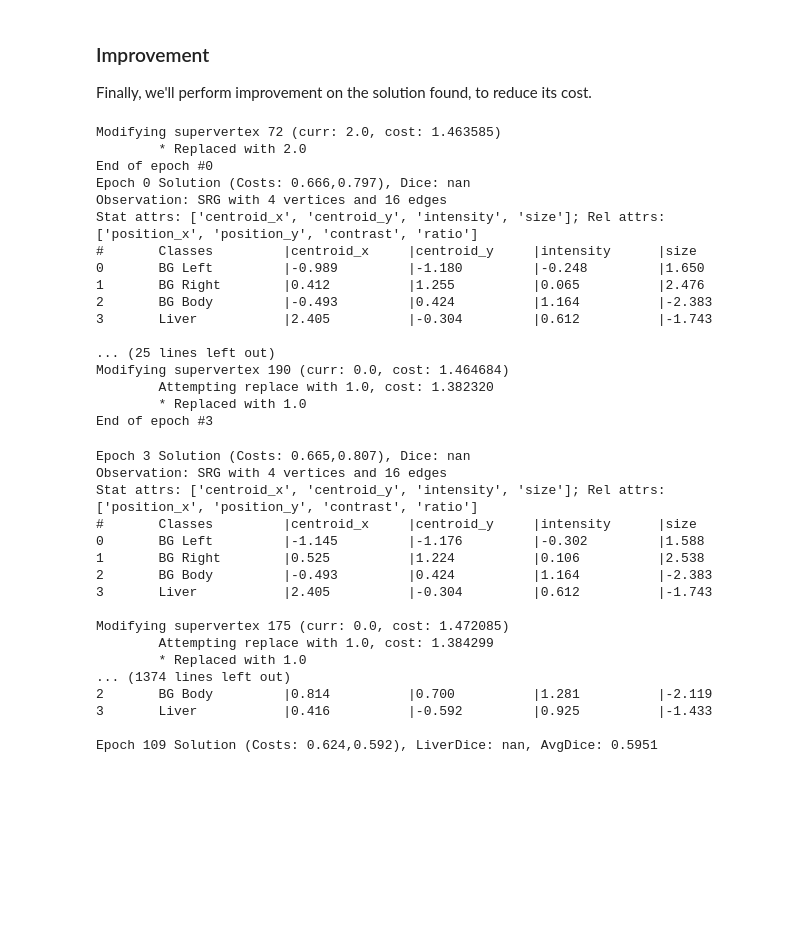
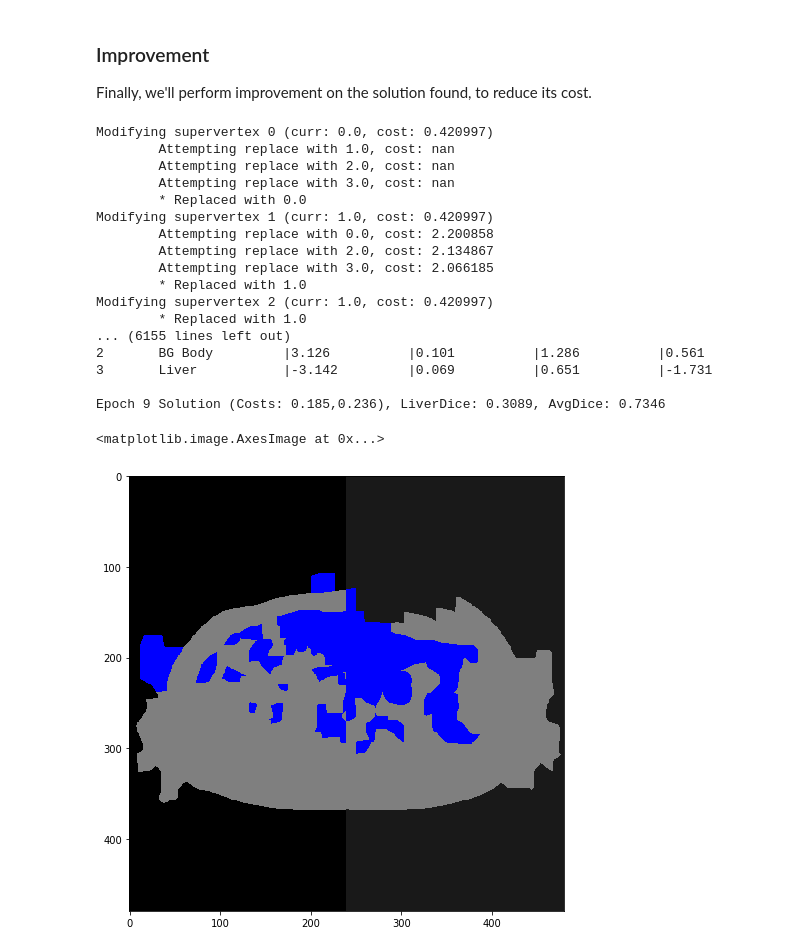
Before and after one commit to mateusriva/STAP-liver, a Jupyter notebook: notebooks/2d_pipeline.ipynb, the cells around one changed output. Drawn from its saved outputs; the diff is of its cells as text; code cells hidden in the pictures; blank space fills up the shorter version.

Commit message:
Small adjustment to 2d pipeline improvement algorithm.

```diff
--- a/notebooks/2d_pipeline.ipynb
+++ b/notebooks/2d_pipeline.ipynb
@@ -311,12 +311,12 @@ Stat attrs: ['centroid_x', 'centroid_y', 'intensity', 'size']; Rel attrs: ['posi
 ### Improvement
 Finally, we'll perform improvement on the solution found, to reduce its cost.
 # %%
-total_epochs = len(solution)//2
-improvement_cutoff = 1#len(solution) # TODO: convergence? cutoff by cost difference?
+total_epochs = 10#len(solution)//2
+improvement_cutoff = len(solution) # TODO: convergence? cutoff by cost difference?
 for epoch in range(total_epochs):
     # attempting to improve each vertex, starting from the most expensive
-    #for super_vertex_index, _ in sorted(enumerate(solution_costs), key=lambda x: x[1], reverse=True)[:improvement_cutoff]:
-    for super_vertex_index in [np.argmax(solution_costs)]:
+    for super_vertex_index, _ in sorted(enumerate(solution_costs), key=lambda x: x[1], reverse=True)[:improvement_cutoff]:
+    #for super_vertex_index in [np.argmax(solution_costs)]:
         current_prediction_index = solution[super_vertex_index]
         current_vertex_costs = compute_vertex_cost(observation_graph.vertices, model_graph.vertices, weights=vertex_weights)
         current_edge_costs = compute_edge_cost(observation_graph.edges, model_graph.edges, weights=edge_weights)
@@ -344,67 +344,54 @@ for epoch in range(total_epochs):
             potential_cost = graph_weights[0]*np.mean(potential_vertex_costs) + graph_weights[1]*np.mean(potential_edge_costs)
             print("\tAttempting replace with {}, cost: {:.6f}".format(potential_prediction_index, potential_cost))
             # Improving if better
             if potential_cost < current_cost:
                 current_prediction_index = potential_prediction_index
                 current_vertex_costs = potential_vertex_costs
                 current_edge_costs = potential_edge_costs
                 current_cost = potential_cost
 
         solution[super_vertex_index] = current_prediction_index
         solution_costs[super_vertex_index] = 0#np.mean(current_vertex_costs)
 
         print("\t* Replaced with {}".format(current_prediction_index))
 
     # End of an epoch, rebuilding the joined graph
     print("End of epoch #{}".format(epoch))
-    #print("End of epoch #{}: solution = {}".format(epoch,solution))
     observation_labelmap = np.zeros_like(super_labelmap)
     for element, prediction in enumerate(solution):
         observation_labelmap[super_labelmap==element]=prediction
     observation_graph = build_graph(observation_image, observation_labelmap, target_vertices=model_graph.vertices.shape[0])
     observation_graph = normalize_graph(observation_graph, mean_vertex, std_vertex, mean_edge, std_edge)
     vertex_costs = compute_vertex_cost(observation_graph.vertices, model_graph.vertices, weights=vertex_weights)
     edge_costs = compute_edge_cost(observation_graph.edges, model_graph.edges, weights=edge_weights)
-    dice = (2. * np.logical_and(observation_labelmap==10, model_labelmap == 10)).sum()/((observation_labelmap==10).sum() + (model_labelmap == 10).sum())
+    dice = (2. * np.logical_and(observation_labelmap==3, model_labelmap == 3)).sum()/((observation_labelmap==3).sum() + (model_labelmap == 3).sum())
     print("Epoch {} Solution (Costs: {:.3f},{:.3f}), Dice: {:.4f}".format(epoch, np.mean(vertex_costs),np.mean(edge_costs), dice))
-    #display_volume(observation_labelmap, cmap=class_colors, title="Epoch {} Solution (Costs: {:.3f},{:.3f})".format(epoch, np.mean(vertex_costs),np.mean(edge_costs)))
     print("Observation:",represent_srg(observation_graph, class_names=class_names))
 
-dice = (2. * np.logical_and(observation_labelmap==10, model_labelmap == 10)).sum()/((observation_labelmap==10).sum() + (model_labelmap == 10).sum())
+dice = (2. * np.logical_and(observation_labelmap==3, model_labelmap == 3)).sum()/((observation_labelmap==3).sum() + (model_labelmap == 3).sum())
 dice_average = np.mean([dice_coefficient(observation_labelmap==label, model_labelmap == label) for label in range(len(model_graph.vertices))])
 print("Epoch {} Solution (Costs: {:.3f},{:.3f}), LiverDice: {:.4f}, AvgDice: {:.4f}".format(epoch, np.mean(vertex_costs),np.mean(edge_costs), dice, dice_average))
+
+
+plt.figure(figsize=(8,8))
+plt.imshow(observation_labelmap,cmap=class_colors)
 # %% [output]
-Modifying supervertex 72 (curr: 2.0, cost: 1.463585)
-        * Replaced with 2.0
-End of epoch #0
-Epoch 0 Solution (Costs: 0.666,0.797), Dice: nan
-Observation: SRG with 4 vertices and 16 edges
-Stat attrs: ['centroid_x', 'centroid_y', 'intensity', 'size']; Rel attrs: ['position_x', 'position_y', 'contrast', 'ratio']
-#       Classes         |centroid_x     |centroid_y     |intensity      |size
-0       BG Left         |-0.989         |-1.180         |-0.248         |1.650
-1       BG Right        |0.412          |1.255          |0.065          |2.476
-2       BG Body         |-0.493         |0.424          |1.164          |-2.383
-3       Liver           |2.405          |-0.304         |0.612          |-1.743
+Modifying supervertex 0 (curr: 0.0, cost: 0.420997)
+        Attempting replace with 1.0, cost: nan
+        Attempting replace with 2.0, cost: nan
+        Attempting replace with 3.0, cost: nan
+        * Replaced with 0.0
+Modifying supervertex 1 (curr: 1.0, cost: 0.420997)
+        Attempting replace with 0.0, cost: 2.200858
+        Attempting replace with 2.0, cost: 2.134867
+        Attempting replace with 3.0, cost: 2.066185
+        * Replaced with 1.0
+Modifying supervertex 2 (curr: 1.0, cost: 0.420997)
+        * Replaced with 1.0
+... (6155 lines left out)
+2       BG Body         |3.126          |0.101          |1.286          |0.561
+3       Liver           |-3.142         |0.069          |0.651          |-1.731
 
-... (25 lines left out)
-Modifying supervertex 190 (curr: 0.0, cost: 1.464684)
-        Attempting replace with 1.0, cost: 1.382320
-        * Replaced with 1.0
-End of epoch #3
+Epoch 9 Solution (Costs: 0.185,0.236), LiverDice: 0.3089, AvgDice: 0.7346
-Epoch 3 Solution (Costs: 0.665,0.807), Dice: nan
-Observation: SRG with 4 vertices and 16 edges
-Stat attrs: ['centroid_x', 'centroid_y', 'intensity', 'size']; Rel attrs: ['position_x', 'position_y', 'contrast', 'ratio']
-#       Classes         |centroid_x     |centroid_y     |intensity      |size
-0       BG Left         |-1.145         |-1.176         |-0.302         |1.588
-1       BG Right        |0.525          |1.224          |0.106          |2.538
-2       BG Body         |-0.493         |0.424          |1.164          |-2.383
-3       Liver           |2.405          |-0.304         |0.612          |-1.743
-
-Modifying supervertex 175 (curr: 0.0, cost: 1.472085)
-        Attempting replace with 1.0, cost: 1.384299
-        * Replaced with 1.0
-... (1374 lines left out)
-2       BG Body         |0.814          |0.700          |1.281          |-2.119
-3       Liver           |0.416          |-0.592         |0.925          |-1.433
-
-Epoch 109 Solution (Costs: 0.624,0.592), LiverDice: nan, AvgDice: 0.5951
+<matplotlib.image.AxesImage at 0x...>
+[figure, added]
```
